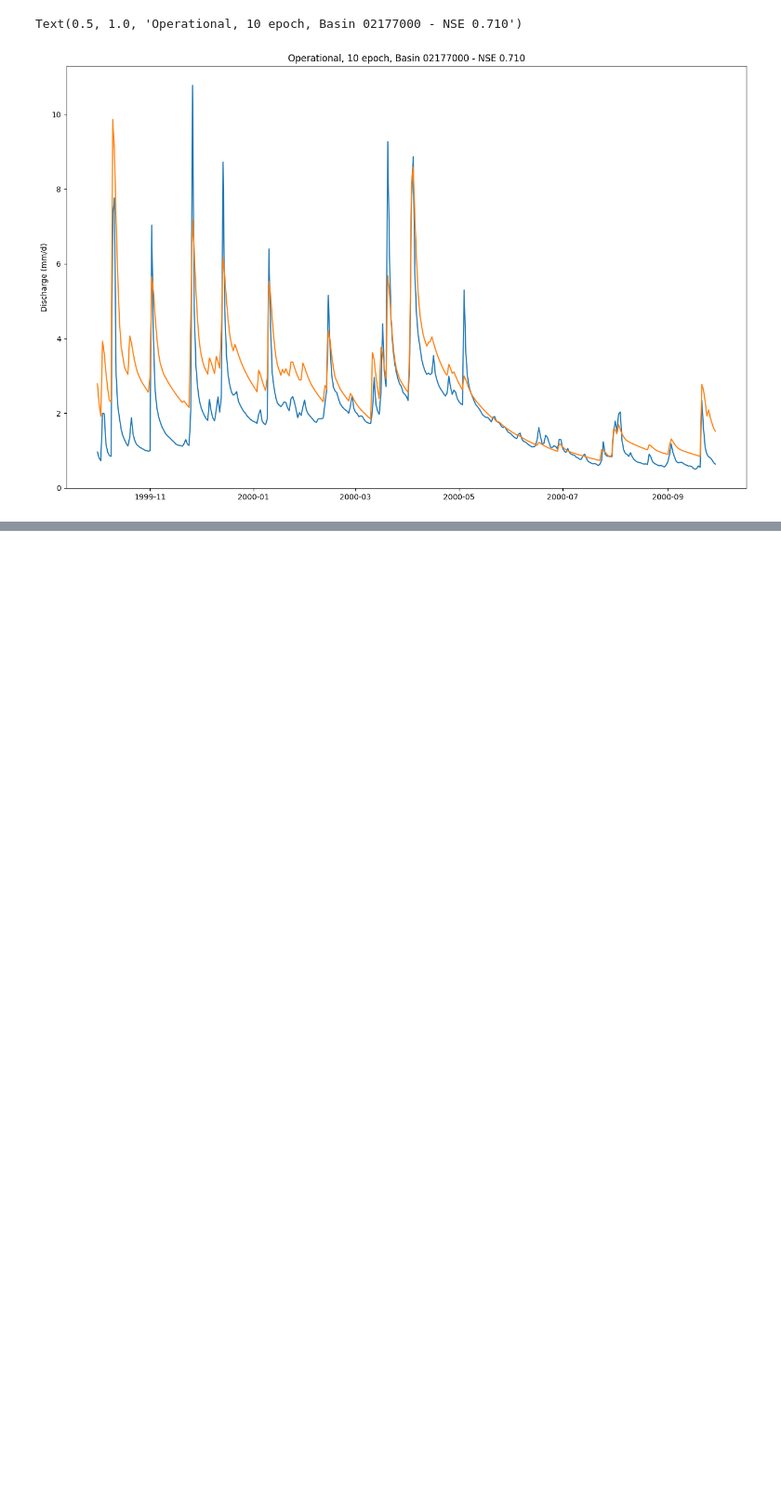
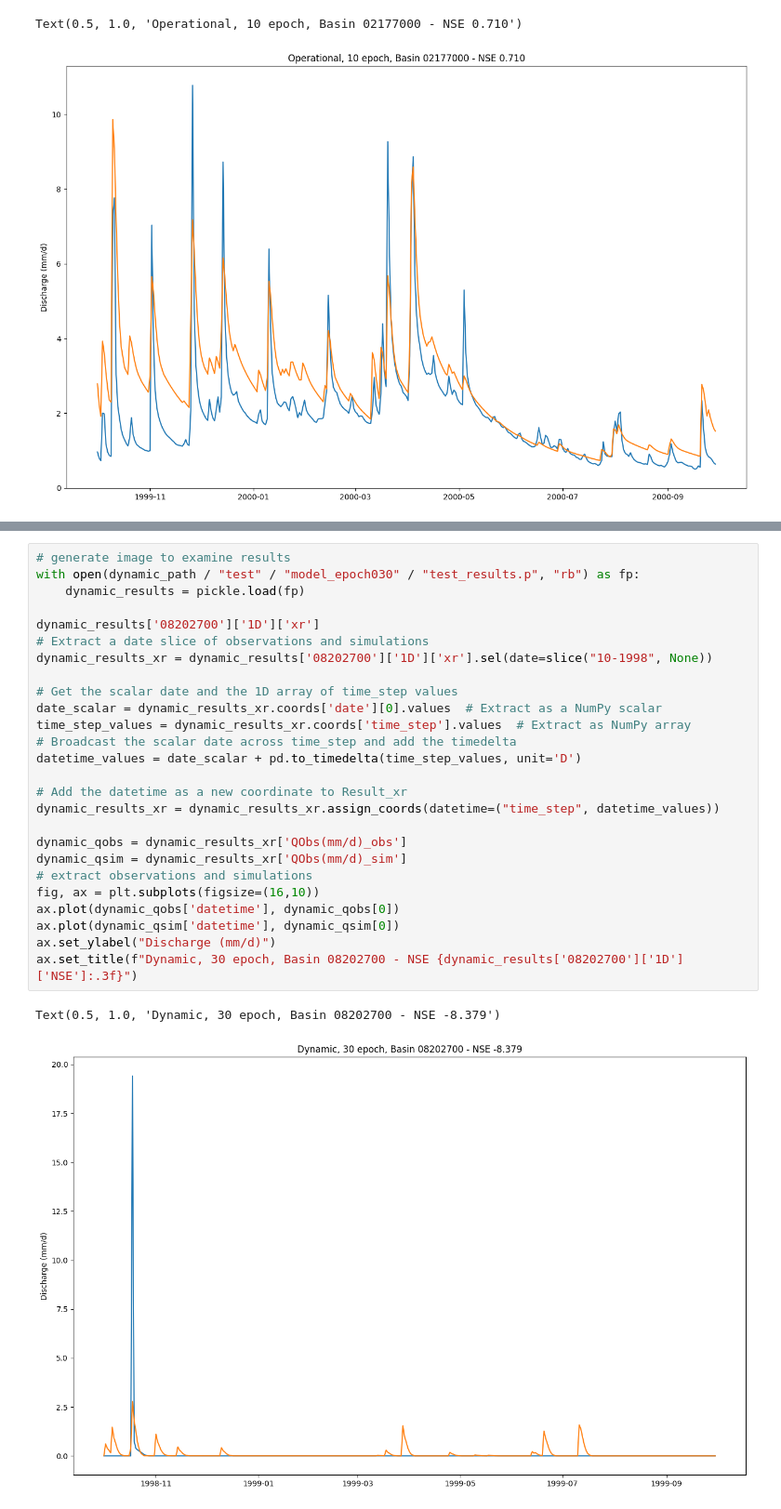
Before and after one commit to mines-ciroh/neuralhydrology-dcfe, a Jupyter notebook: examples/07-DCFE/smokeTest.ipynb, the cells around one changed output, grey strips where cells are left out. Shown at 93% size. Saved outputs shown, nothing was run; the diff lists cells and outputs as text; blank space fills up the shorter version.

```diff
--- a/examples/07-DCFE/smokeTest.ipynb
+++ b/examples/07-DCFE/smokeTest.ipynb
@@ -261,0 +337,29 @@ Text(0.5, 1.0, 'Operational, 10 epoch, Basin 02177000 - NSE 0.710')
+# %%
+# generate image to examine results
+with open(dynamic_path / "test" / "model_epoch030" / "test_results.p", "rb") as fp:
+    dynamic_results = pickle.load(fp)
+
+dynamic_results['08202700']['1D']['xr']
+# Extract a date slice of observations and simulations
+dynamic_results_xr = dynamic_results['08202700']['1D']['xr'].sel(date=slice("10-1998", None))
+
+# Get the scalar date and the 1D array of time_step values
+date_scalar = dynamic_results_xr.coords['date'][0].values  # Extract as a NumPy scalar
+time_step_values = dynamic_results_xr.coords['time_step'].values  # Extract as NumPy array
+# Broadcast the scalar date across time_step and add the timedelta
+datetime_values = date_scalar + pd.to_timedelta(time_step_values, unit='D')
+
+# Add the datetime as a new coordinate to Result_xr
+dynamic_results_xr = dynamic_results_xr.assign_coords(datetime=("time_step", datetime_values))
+
+dynamic_qobs = dynamic_results_xr['QObs(mm/d)_obs']
+dynamic_qsim = dynamic_results_xr['QObs(mm/d)_sim']
+# extract observations and simulations
+fig, ax = plt.subplots(figsize=(16,10))
+ax.plot(dynamic_qobs['datetime'], dynamic_qobs[0])
+ax.plot(dynamic_qsim['datetime'], dynamic_qsim[0])
+ax.set_ylabel("Discharge (mm/d)")
+ax.set_title(f"Dynamic, 30 epoch, Basin 08202700 - NSE {dynamic_results['08202700']['1D']['NSE']:.3f}")
+# %% [output]
+Text(0.5, 1.0, 'Dynamic, 30 epoch, Basin 08202700 - NSE -8.379')
+[figure, added]
```
Also changed, not shown: parts of 13 cells of this notebook, 3 other files.
